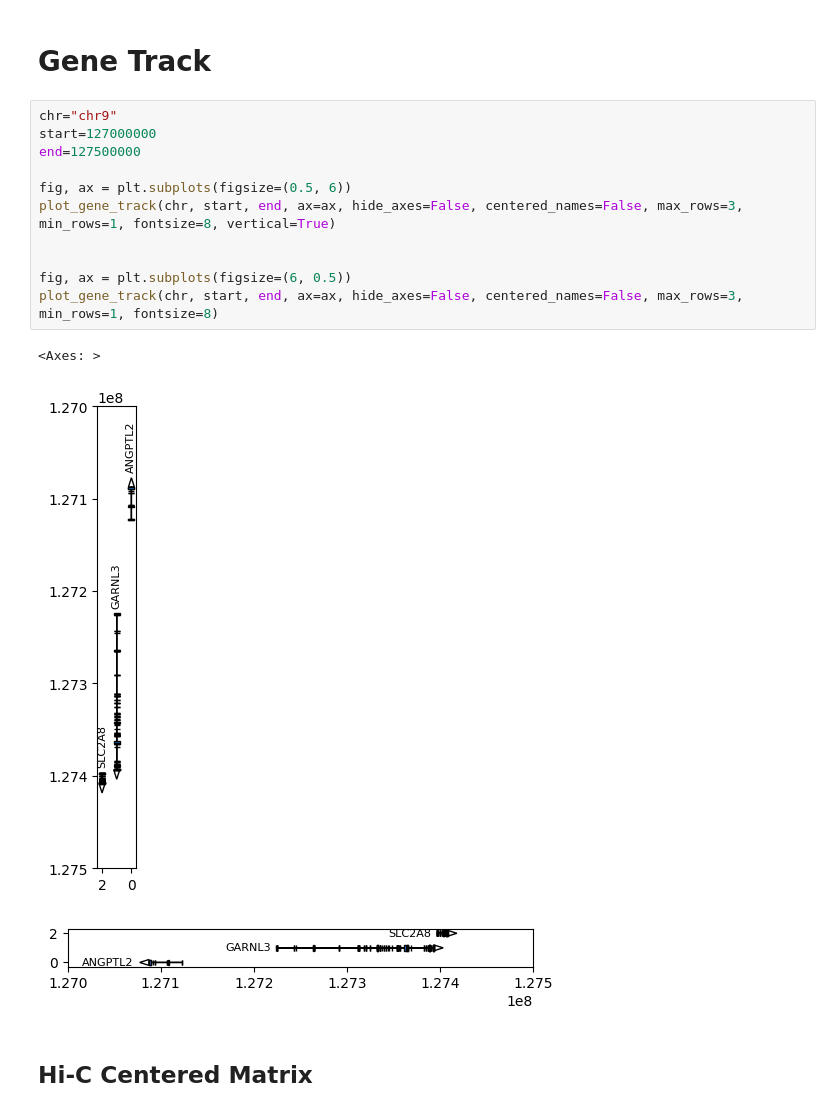
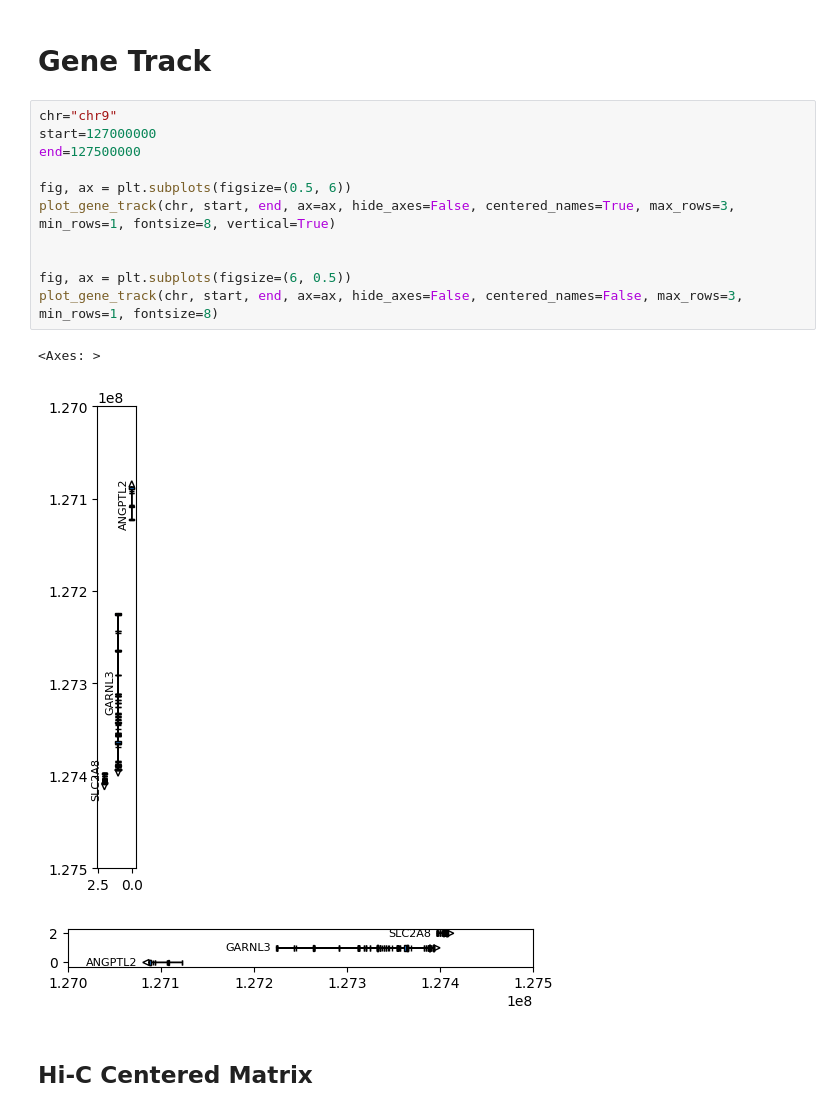
Before and after one commit to wjmn/hicdash, a Jupyter notebook: src/tests.ipynb, the cells around one changed output. Drawn from its saved outputs; the diff is of its cells as text.

```diff
--- a/src/tests.ipynb
+++ b/src/tests.ipynb
@@ -29,18 +29,18 @@ sample = read_sample(
 # %%
 chr="chr9"
 start=127000000
 end=127500000
 
 fig, ax = plt.subplots(figsize=(0.5, 6))
-plot_gene_track(chr, start, end, ax=ax, hide_axes=False, centered_names=False, max_rows=3, min_rows=1, fontsize=8, vertical=True)
+plot_gene_track(chr, start, end, ax=ax, hide_axes=False, centered_names=True, max_rows=3, min_rows=1, fontsize=8, vertical=True)
 
 
 fig, ax = plt.subplots(figsize=(6, 0.5))
 plot_gene_track(chr, start, end, ax=ax, hide_axes=False, centered_names=False, max_rows=3, min_rows=1, fontsize=8)
 # %% [output]
 <Axes: >
-[figure, old version]
+[figure, new version]
-[figure, old version]
+[figure, new version]
 # %% [markdown]
 ## Hi-C Centered Matrix
 # %%
```
Also changed, not shown: 1 other file.
